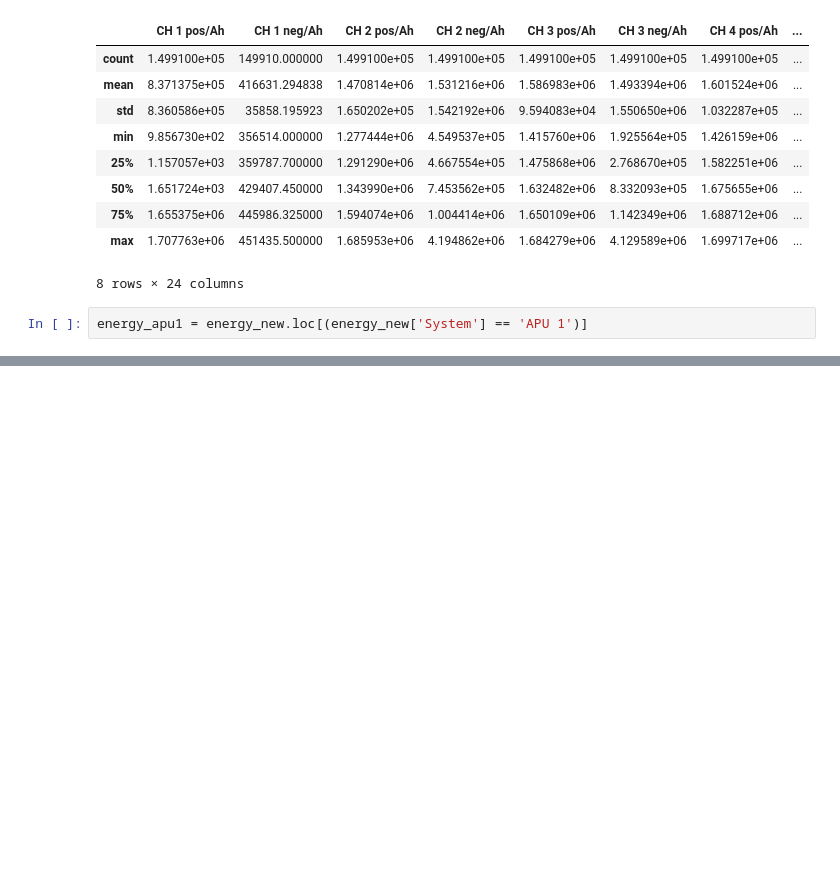
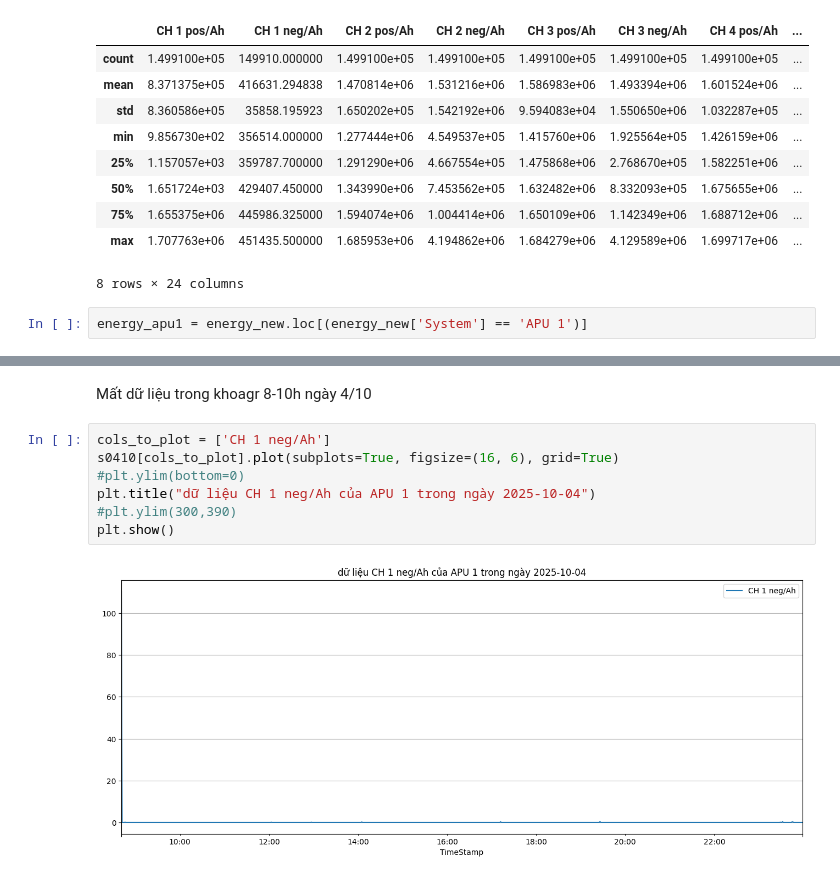
Before and after one commit to nguyenquynhanh10267-debug/PV, a Jupyter notebook: APU_Energy/apu1.ipynb, the cells around one changed output, grey strips where cells are left out. Cells and saved outputs as stored; diff of their text form; blank space fills up the shorter version.

```diff
--- a/APU_Energy/apu1.ipynb
+++ b/APU_Energy/apu1.ipynb
@@ -78,0 +189,11 @@ plt.show()
+# %% [markdown]
+Mất dữ liệu trong khoagr 8-10h ngày 4/10
+# %%
+cols_to_plot = ['CH 1 neg/Ah']
+s0410[cols_to_plot].plot(subplots=True, figsize=(16, 6), grid=True)
+#plt.ylim(bottom=0)
+plt.title("dữ liệu CH 1 neg/Ah của APU 1 trong ngày 2025-10-04")
+#plt.ylim(300,390)
+plt.show()
+# %% [output]
+[figure, added]
```
Also changed, not shown: parts of 20 cells of this notebook, 4 other files.
